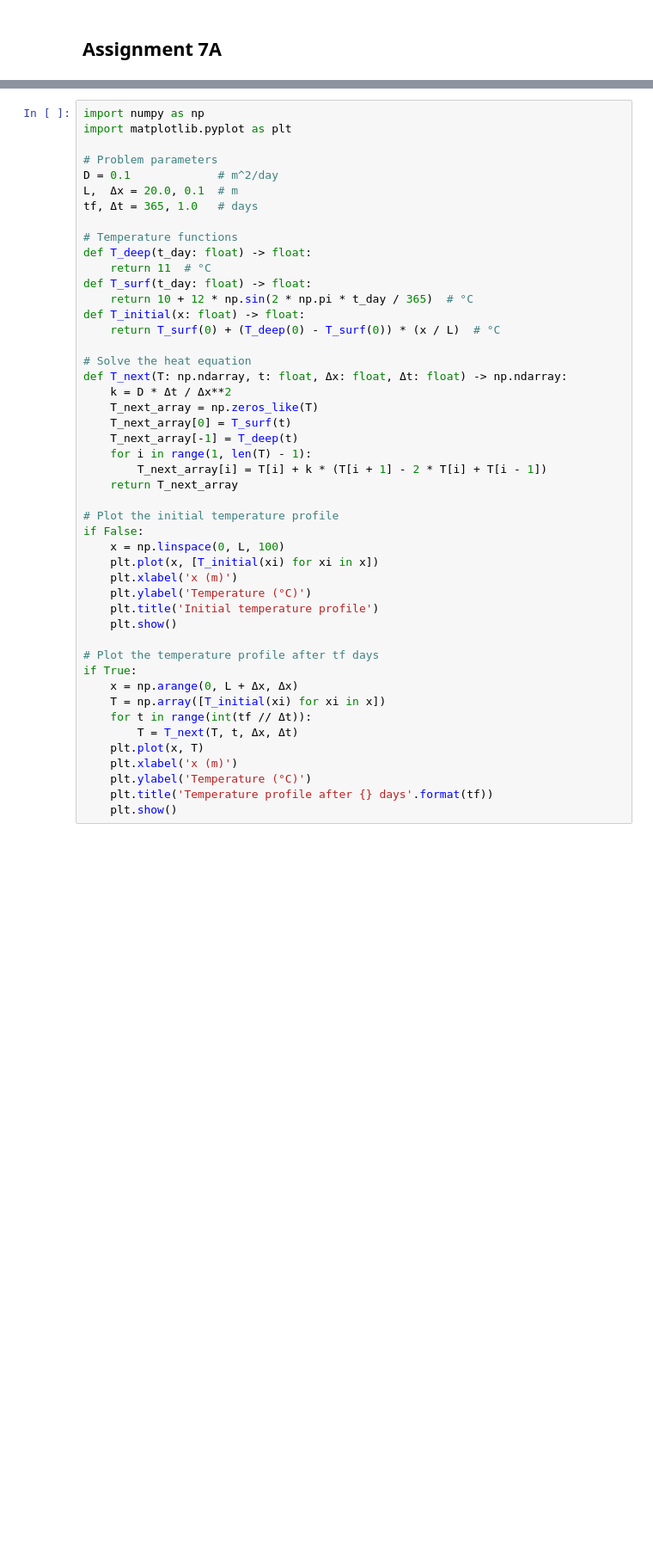
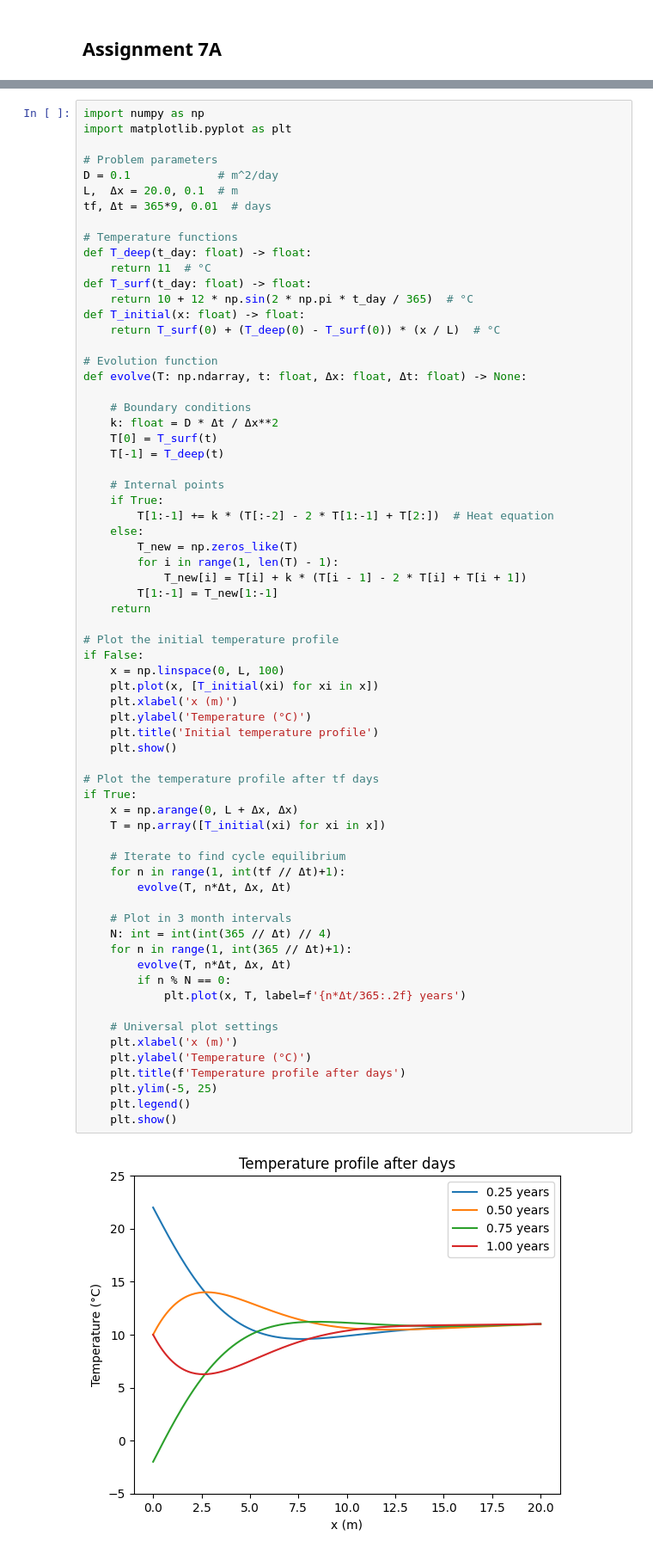
Before and after one commit to stanieldev/RIT-Physics-Lab-Spring-2025, a Jupyter notebook: Assignment_7A/assignment.ipynb, the cells around one changed output, grey strips where cells are left out. Shown at 86% size. Cells and saved outputs as stored; diff of their text form; blank space fills up the shorter version.

```diff
--- a/Assignment_7A/assignment.ipynb
+++ b/Assignment_7A/assignment.ipynb
@@ -40,44 +40,66 @@ import matplotlib.pyplot as plt
 
 # Problem parameters
 D = 0.1             # m^2/day
 L,  Δx = 20.0, 0.1  # m
-tf, Δt = 365, 1.0   # days
+tf, Δt = 365*9, 0.01  # days
 
 # Temperature functions
 def T_deep(t_day: float) -> float:
     return 11  # °C
 def T_surf(t_day: float) -> float:
     return 10 + 12 * np.sin(2 * np.pi * t_day / 365)  # °C
 def T_initial(x: float) -> float:
     return T_surf(0) + (T_deep(0) - T_surf(0)) * (x / L)  # °C
 
-# Solve the heat equation
-def T_next(T: np.ndarray, t: float, Δx: float, Δt: float) -> np.ndarray:
-    k = D * Δt / Δx**2
-    T_next_array = np.zeros_like(T)
-    T_next_array[0] = T_surf(t)
-    T_next_array[-1] = T_deep(t)
-    for i in range(1, len(T) - 1):
-        T_next_array[i] = T[i] + k * (T[i + 1] - 2 * T[i] + T[i - 1])
-    return T_next_array
+# Evolution function
+def evolve(T: np.ndarray, t: float, Δx: float, Δt: float) -> None:
+
+    # Boundary conditions
+    k: float = D * Δt / Δx**2
+    T[0] = T_surf(t)
+    T[-1] = T_deep(t)
+
+    # Internal points
+    if True:
+        T[1:-1] += k * (T[:-2] - 2 * T[1:-1] + T[2:])  # Heat equation
+    else:
+        T_new = np.zeros_like(T)
+        for i in range(1, len(T) - 1):
+            T_new[i] = T[i] + k * (T[i - 1] - 2 * T[i] + T[i + 1])
+        T[1:-1] = T_new[1:-1]
+    return
 
 # Plot the initial temperature profile
 if False:
     x = np.linspace(0, L, 100)
     plt.plot(x, [T_initial(xi) for xi in x])
     plt.xlabel('x (m)')
     plt.ylabel('Temperature (°C)')
     plt.title('Initial temperature profile')
     plt.show()
 
 # Plot the temperature profile after tf days
 if True:
     x = np.arange(0, L + Δx, Δx)
     T = np.array([T_initial(xi) for xi in x])
-    for t in range(int(tf // Δt)):
-        T = T_next(T, t, Δx, Δt)
-    plt.plot(x, T)
+
+    # Iterate to find cycle equilibrium
+    for n in range(1, int(tf // Δt)+1):
+        evolve(T, n*Δt, Δx, Δt)
+
+    # Plot in 3 month intervals
+    N: int = int(int(365 // Δt) // 4)
+    for n in range(1, int(365 // Δt)+1):
+        evolve(T, n*Δt, Δx, Δt)
+        if n % N == 0:
+            plt.plot(x, T, label=f'{n*Δt/365:.2f} years')
+
+    # Universal plot settings
     plt.xlabel('x (m)')
     plt.ylabel('Temperature (°C)')
-    plt.title('Temperature profile after {} days'.format(tf))
+    plt.title(f'Temperature profile after days')
+    plt.ylim(-5, 25)
+    plt.legend()
     plt.show()
+# %% [output]
+[figure, added]
```
Also changed, not shown: 2 other files.
